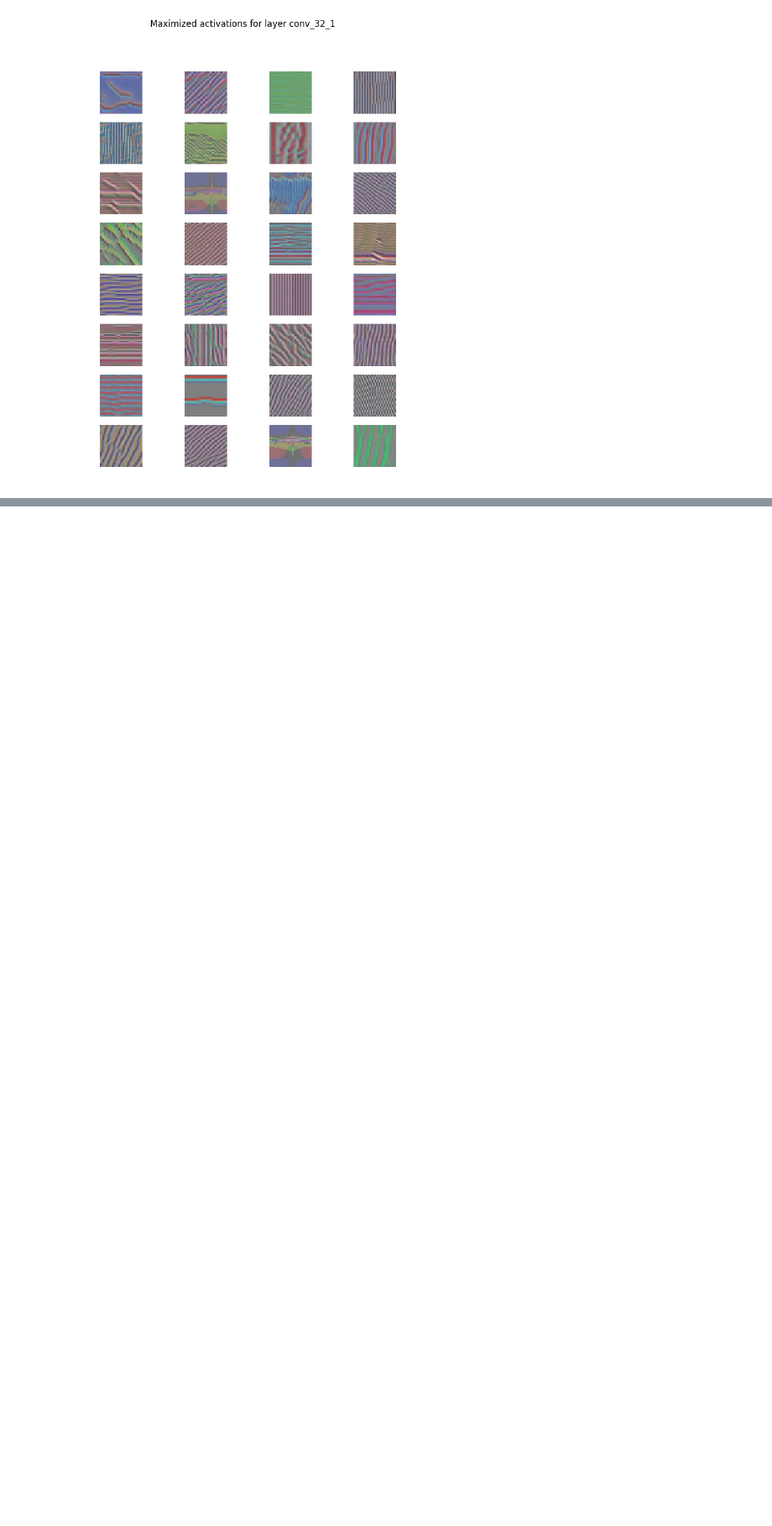
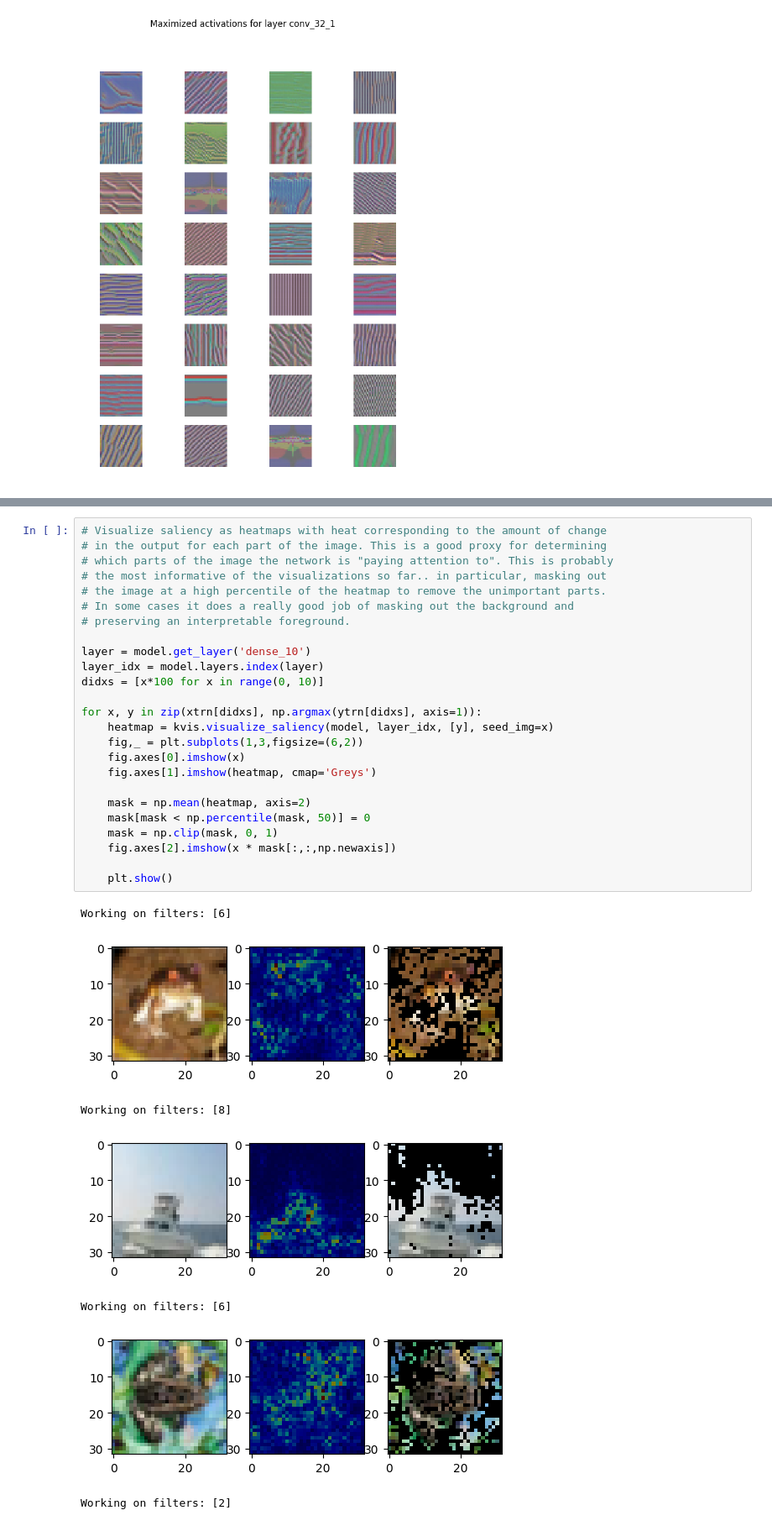
Before and after one commit to alexklibisz/exercises, a Jupyter notebook: neural-networks/cifar10_keras_vis.ipynb, the cells around one changed output, grey strips where cells are left out. Shown at 84% size. Saved outputs shown, nothing was run; the diff lists cells and outputs as text; blank space fills up the shorter version.

```diff
--- a/neural-networks/cifar10_keras_vis.ipynb
+++ b/neural-networks/cifar10_keras_vis.ipynb
@@ -202,0 +232,33 @@ Working on filters: [31]
+# %%
+# Visualize saliency as heatmaps with heat corresponding to the amount of change
+# in the output for each part of the image. This is a good proxy for determining
+# which parts of the image the network is "paying attention to". This is probably
+# the most informative of the visualizations so far.. in particular, masking out
+# the image at a high percentile of the heatmap to remove the unimportant parts.
+# In some cases it does a really good job of masking out the background and
+# preserving an interpretable foreground.
+
+layer = model.get_layer('dense_10')
+layer_idx = model.layers.index(layer)
+didxs = [x*100 for x in range(0, 10)]
+
+for x, y in zip(xtrn[didxs], np.argmax(ytrn[didxs], axis=1)):
+    heatmap = kvis.visualize_saliency(model, layer_idx, [y], seed_img=x)
+    fig,_ = plt.subplots(1,3,figsize=(6,2))
+    fig.axes[0].imshow(x)
+    fig.axes[1].imshow(heatmap, cmap='Greys')
+
+    mask = np.mean(heatmap, axis=2)
+    mask[mask < np.percentile(mask, 50)] = 0
+    mask = np.clip(mask, 0, 1)
+    fig.axes[2].imshow(x * mask[:,:,np.newaxis])
+
+    plt.show()
+# %% [output]
+Working on filters: [6]
+[figure, added]
+Working on filters: [8]
+[figure, added]
+Working on filters: [6]
+[figure, added]
+Working on filters: [2]
```
Also changed, not shown: parts of 6 cells of this notebook.
